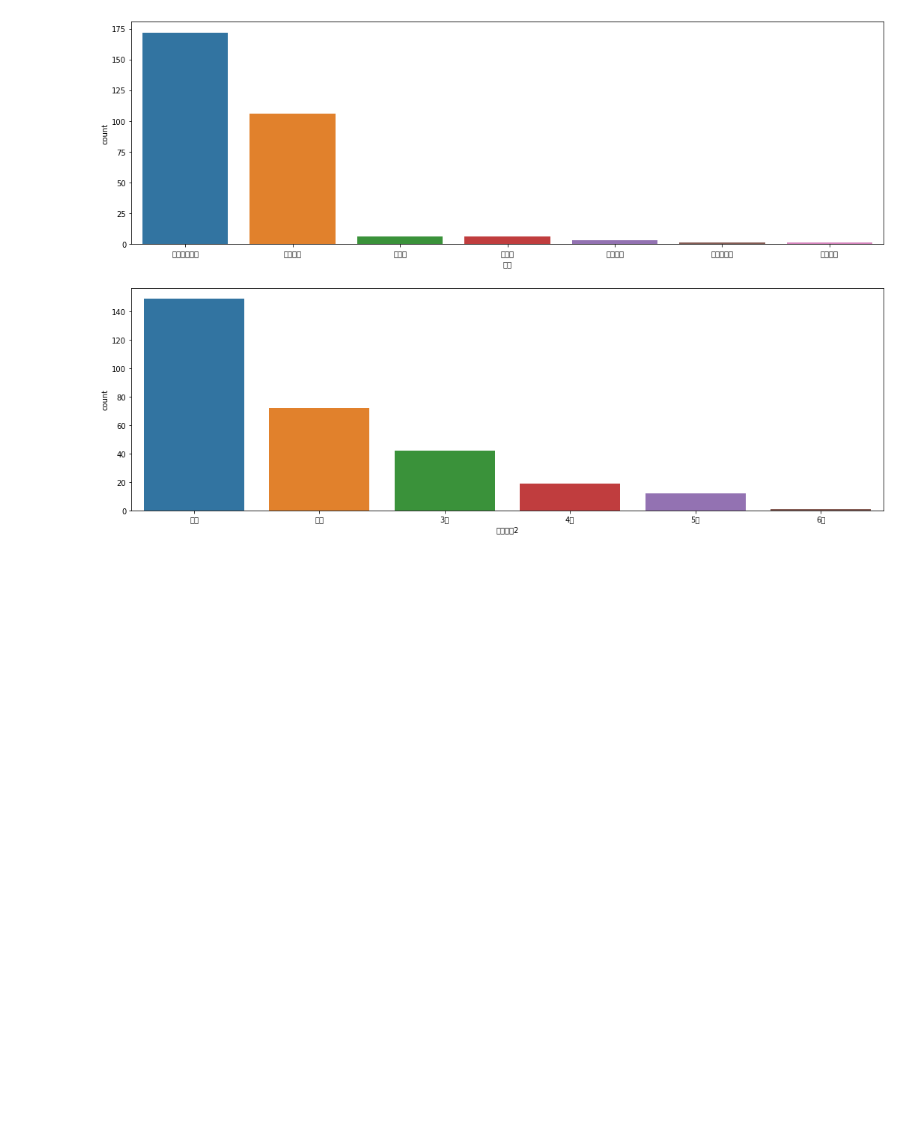
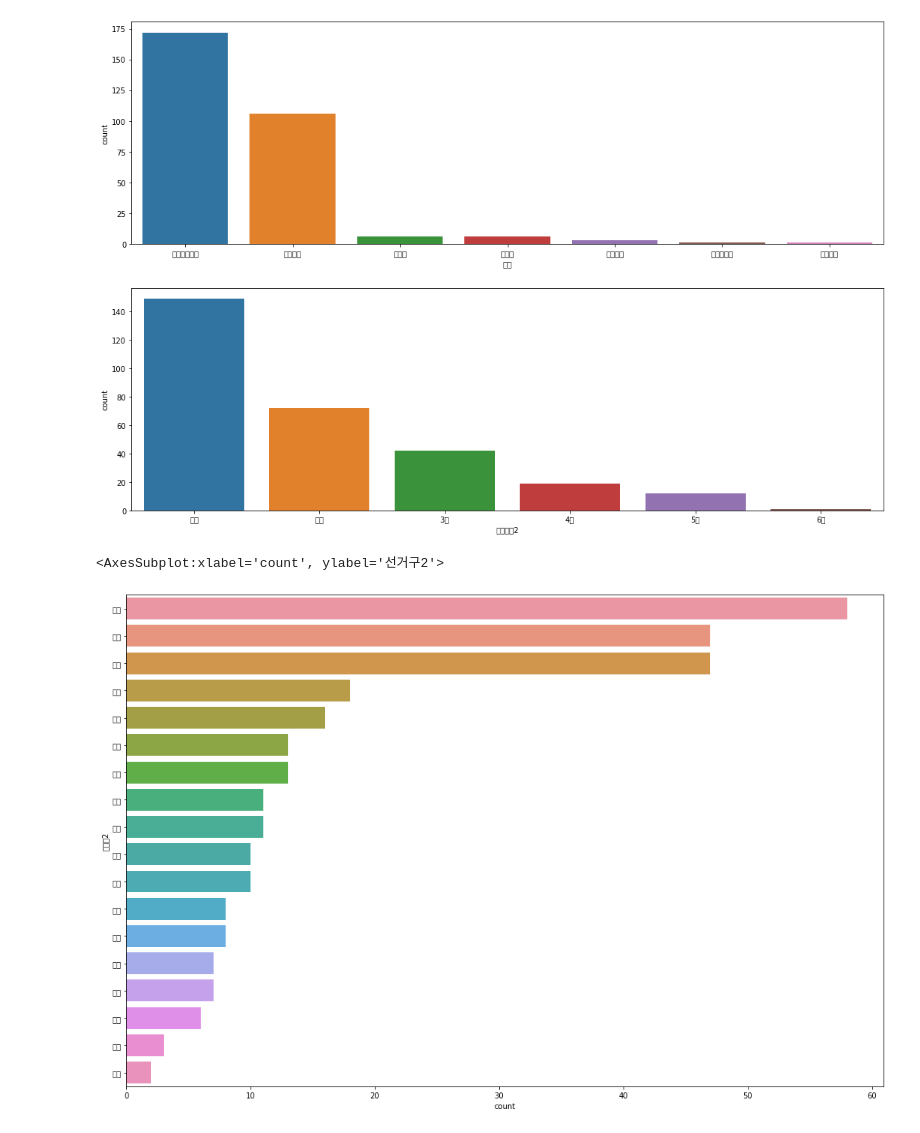
Before and after one commit to Kim-Eun-Bin/web_scrapping, a Jupyter notebook: 8_ member_of_parliament_info.ipynb, the cells around one changed output. Cells and saved outputs as stored; diff of their text form; code cells hidden in the pictures; blank space fills up the shorter version.

```diff
--- a/8_ member_of_parliament_info.ipynb
+++ b/8_ member_of_parliament_info.ipynb
@@ -455,3 +455,11 @@ sns.countplot(data=member_df, x='당선횟수2', ax=axes2, order=member_df['당
 # %% [output]
 <AxesSubplot:xlabel='당선횟수2', ylabel='count'>
 [figure]
+# %%
+#선거구2 컬럼을 값으로  countplot 그리기
+figure, axes1 = plt.subplots(nrows=1, ncols=1)
+figure.set_size_inches(18,12)
+sns.countplot(data=member_df, y='선거구2', ax=axes1, order=member_df['선거구2'].value_counts().index)
+# %% [output]
+<AxesSubplot:xlabel='count', ylabel='선거구2'>
+[figure, added]
```
Also changed, not shown: parts of 36 cells of this notebook, 3 other files.
